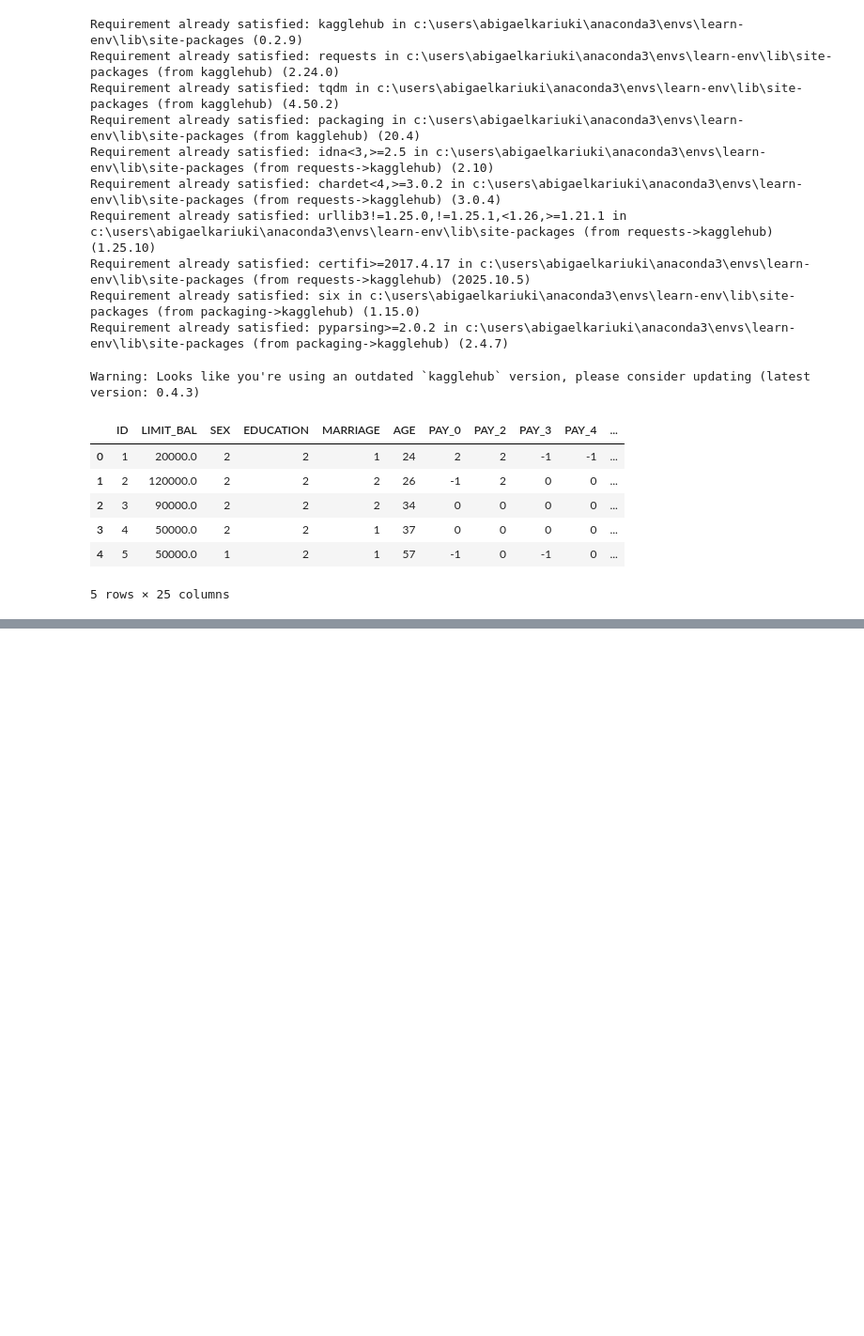
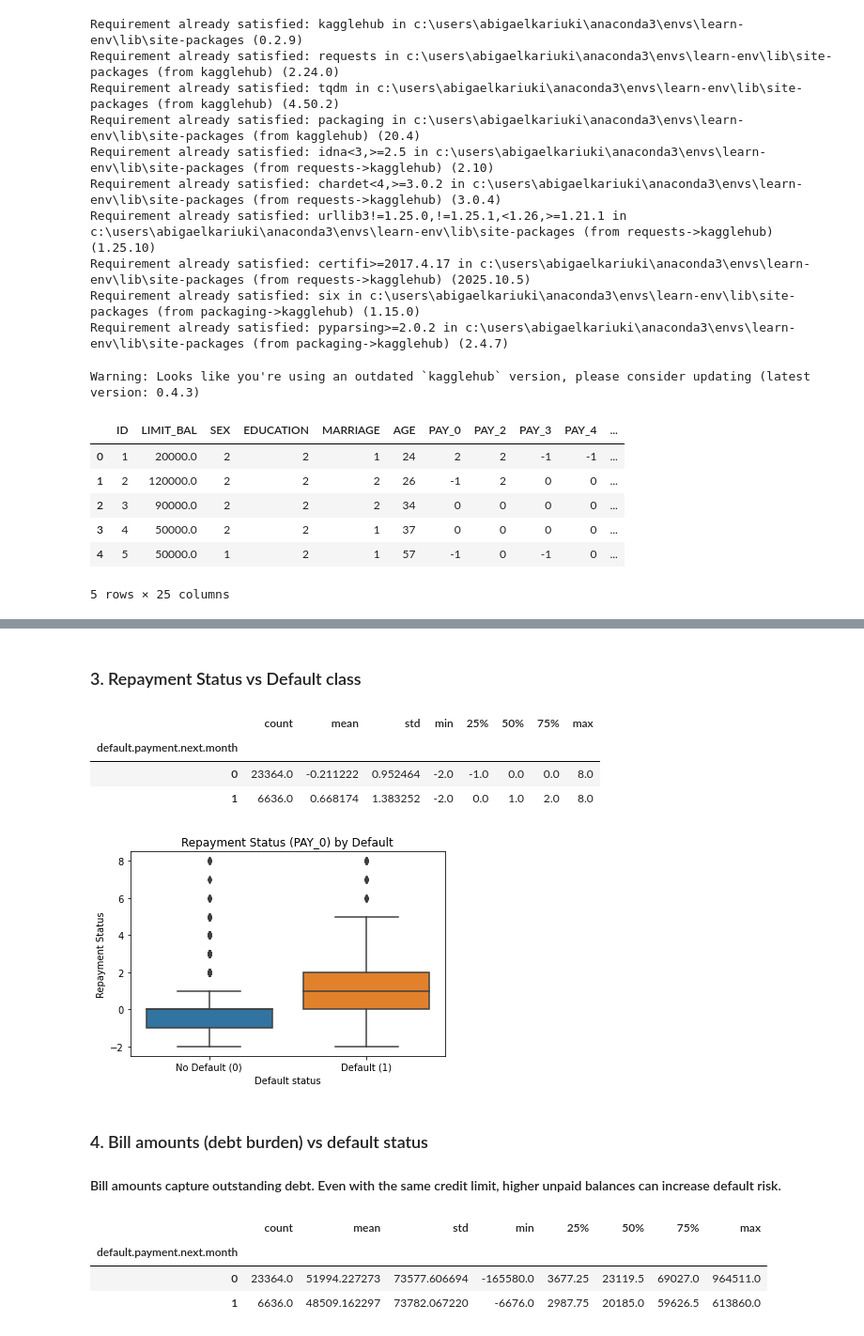
Before and after one commit to Aby-12/Credit-default-prediction-project, a Jupyter notebook: notebook.ipynb, the cells around one changed output, grey strips where cells are left out. Shown at 94% size. Cells and saved outputs as stored; diff of their text form; code cells hidden in the pictures; blank space fills up the shorter version.

```diff
--- a/notebook.ipynb
+++ b/notebook.ipynb
@@ -54,0 +188,22 @@ Warning: Looks like you're using an outdated `kagglehub` version, please conside
+# %% [markdown]
+### 3. Repayment Status vs Default class
+# %%
+df.groupby('default.payment.next.month')['PAY_0'].describe()
+# %% [output]
+|  | count | mean | std | min | 25% | 50% | 75% | max |
+| default.payment.next.month |  |  |  |  |  |  |  |  |
+| 0 | 23364.0 | -0.211222 | 0.952464 | -2.0 | -1.0 | 0.0 | 0.0 | 8.0 |
+| 1 | 6636.0 | 0.668174 | 1.383252 | -2.0 | 0.0 | 1.0 | 2.0 | 8.0 |
+# %%
+sns.boxplot(
+    x='default.payment.next.month',
+    y='PAY_0',
+    data=df
+)
+plt.xticks([0, 1], ['No Default (0)', 'Default (1)'])
+plt.title('Repayment Status (PAY_0) by Default')
+plt.xlabel('Default status')
+plt.ylabel('Repayment Status')
+plt.show()
+# %% [output]
+[figure, added]
@@ -54,0 +215,10 @@ Warning: Looks like you're using an outdated `kagglehub` version, please conside
+# %% [markdown]
+### 4. Bill amounts (debt burden) vs default status
+#### Bill amounts capture outstanding debt. Even with the same credit limit, higher unpaid balances can increase default risk.
+# %%
+df.groupby('default.payment.next.month')['BILL_AMT1'].describe()
+# %% [output]
+|  | count | mean | std | min | 25% | 50% | 75% | max |
+| default.payment.next.month |  |  |  |  |  |  |  |  |
+| 0 | 23364.0 | 51994.227273 | 73577.606694 | -165580.0 | 3677.25 | 23119.5 | 69027.0 | 964511.0 |
+| 1 | 6636.0 | 48509.162297 | 73782.067220 | -6676.0 | 2987.75 | 20185.0 | 59626.5 | 613860.0 |
```
Also changed, not shown: parts of 36 cells of this notebook.
